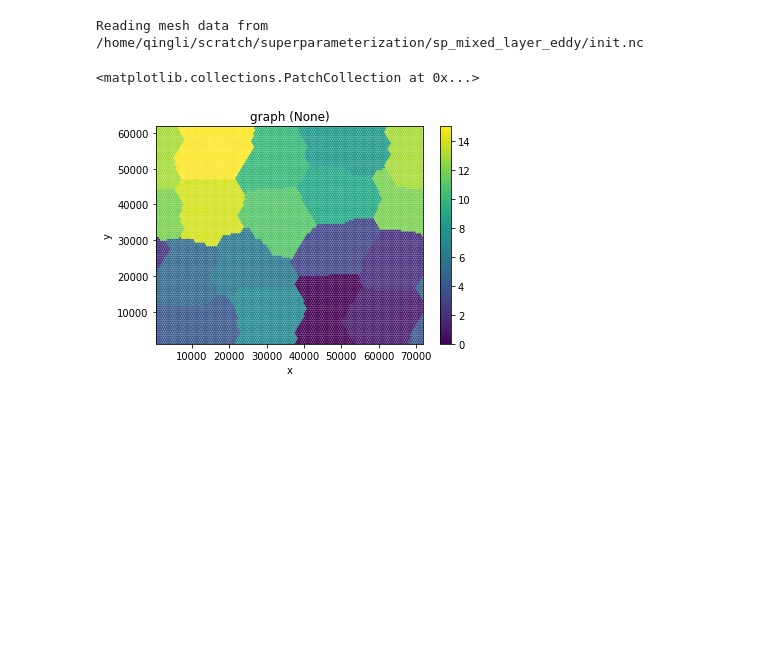
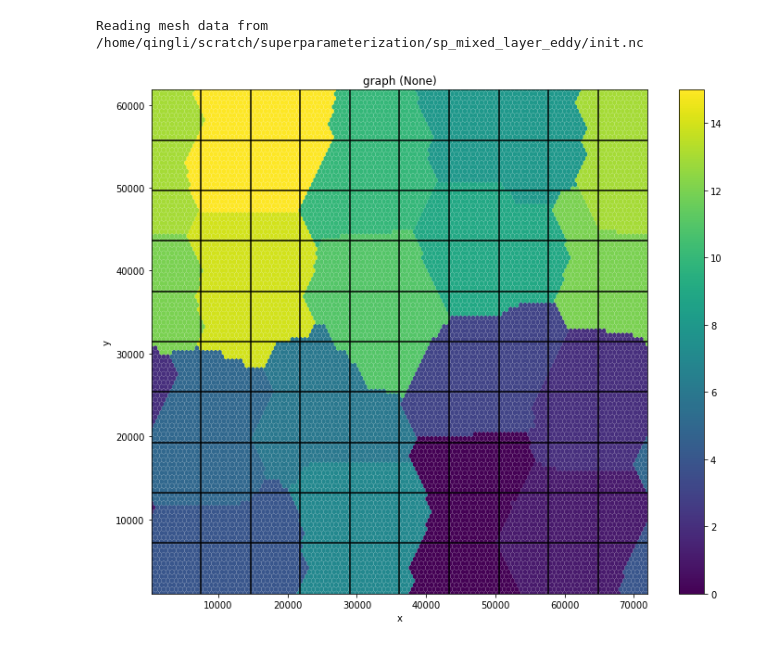
Before and after one commit to qingli411/mpasanalysis, a Jupyter notebook: plot_graph.ipynb, the cells around one changed output. Saved outputs shown, nothing was run; the diff lists cells and outputs as text; code cells hidden in the pictures; blank space fills up the shorter version.

Commit message:
Update plot_graph

```diff
--- a/plot_graph.ipynb
+++ b/plot_graph.ipynb
@@ -2,16 +2,33 @@
 import sys
 from mpasanalysis import *
 %matplotlib inline
+# %%
+def plot_hlines(yfrac, axis=None, **kwargs):
+    if axis is None:
+        axis = plt.gca()
+    ymin, ymax = axis.get_ylim()
+    yf = ymin+yfrac*(ymax-ymin)
+    plt.axhline(yf, **kwargs)
+def plot_vlines(xfrac, axis=None, **kwargs):
+    if axis is None:
+        axis = plt.gca()
+    xmin, xmax = axis.get_xlim()
+    xf = xmin+xfrac*(xmax-xmin)
+    plt.axvline(xf, **kwargs)
 # %%
 # graph file
 root_dir = '/home/qingli/scratch/superparameterization/sp_mixed_layer_eddy'
 graph_file = root_dir+'/graph.info.part.16'
 mesh_file = root_dir+'/init.nc'
 data = np.loadtxt(graph_file)
 mesh = MPASMesh(filepath=mesh_file)
 graph = MPASODomain(data=data, mesh=mesh, position='cell', name='graph')
-graph.plot_xy()
+fig_xy = plt.figure(figsize=[12,10])
+graph.plot()
+axis = plt.gca()
+for frac in np.linspace(0.1,0.9, 9):
+    plot_vlines(frac, axis=axis, color='k')
+    plot_hlines(frac, axis=axis, color='k')
 # %% [output]
 Reading mesh data from /home/qingli/scratch/superparameterization/sp_mixed_layer_eddy/init.nc
-<matplotlib.collections.PatchCollection at 0x...>
-[figure, old version]
+[figure, new version]
```
